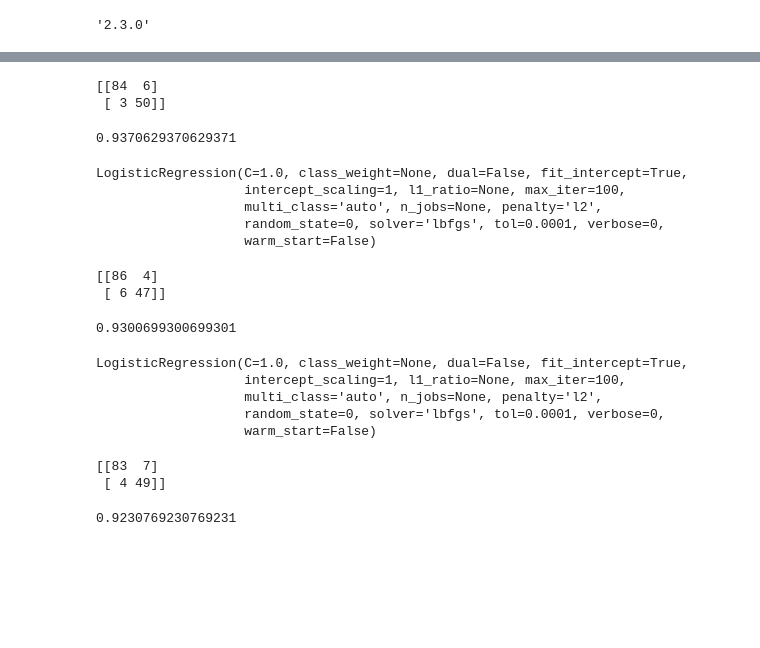
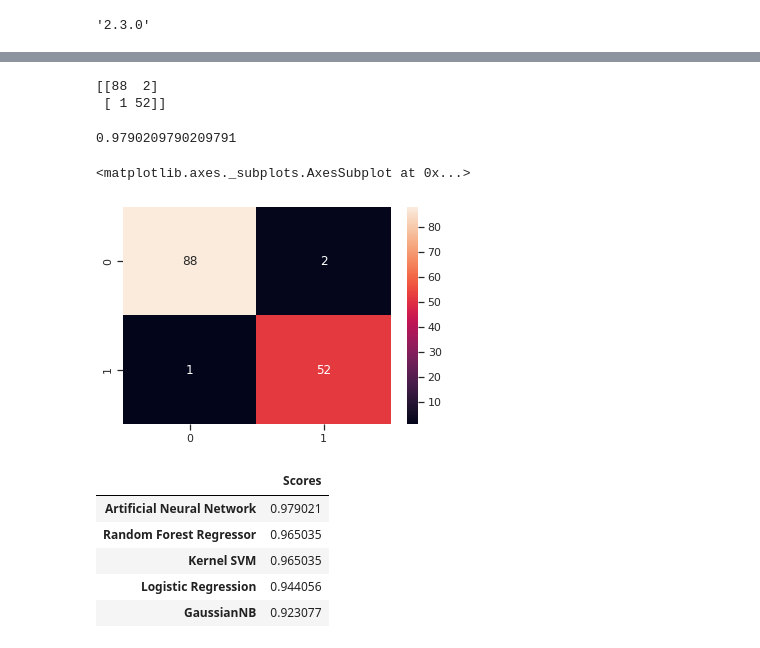
Before and after one commit to krishnaaxo/breast-cancer-classification, a Jupyter notebook: Breast_cancer_classification.ipynb, the cells around one changed output, grey strips where cells are left out. Drawn from its saved outputs; the diff is of its cells as text; code cells hidden in the pictures; blank space fills up the shorter version.

```diff
--- a/Breast_cancer_classification.ipynb
+++ b/Breast_cancer_classification.ipynb
@@ -442,5 +443,0 @@ plt.show()
-# %%
-from sklearn.decomposition import PCA
-pca = PCA(n_components = 2)
-X_train = pca.fit_transform(X_train)
-X_test = pca.transform(X_test)
@@ -450,0 +444,3 @@ classifier.fit(X_train, y_train)
+# %%
+y_pred = ann.predict_classes(X_test)
+y_pred
@@ -451,11 +465,10 @@ classifier.fit(X_train, y_train)
 # %%
 from sklearn.metrics import confusion_matrix, accuracy_score
-y_pred = classifier.predict(X_test)
 cm = confusion_matrix(y_test, y_pred)
 print(cm)
-acc5=accuracy_score(y_test, y_pred)
-acc5
+acc9=accuracy_score(y_test, y_pred)
+acc9
 # %% [output]
-[[84  6]
- [ 3 50]]
+[[88  2]
+ [ 1 52]]
-0.9370629370629371
+0.9790209790209791
@@ -467,21 +474,0 @@ X_test = lda.transform(X_test)
-# %%
-from sklearn.linear_model import LogisticRegression
-classifier = LogisticRegression(random_state = 0)
-classifier.fit(X_train, y_train)
-# %% [output]
-LogisticRegression(C=1.0, class_weight=None, dual=False, fit_intercept=True,
-                   intercept_scaling=1, l1_ratio=None, max_iter=100,
-                   multi_class='auto', n_jobs=None, penalty='l2',
-                   random_state=0, solver='lbfgs', tol=0.0001, verbose=0,
-                   warm_start=False)
-# %%
-from sklearn.metrics import confusion_matrix, accuracy_score
-y_pred = classifier.predict(X_test)
-cm = confusion_matrix(y_test, y_pred)
-print(cm)
-acc6=accuracy_score(y_test, y_pred)
-acc6
-# %% [output]
-[[86  4]
- [ 6 47]]
-0.9300699300699301
@@ -493,21 +475,16 @@ X_test = kpca.transform(X_test)
-# %%
-from sklearn.linear_model import LogisticRegression
-classifier = LogisticRegression(random_state = 0)
-classifier.fit(X_train, y_train)
-# %% [output]
-LogisticRegression(C=1.0, class_weight=None, dual=False, fit_intercept=True,
-                   intercept_scaling=1, l1_ratio=None, max_iter=100,
-                   multi_class='auto', n_jobs=None, penalty='l2',
-                   random_state=0, solver='lbfgs', tol=0.0001, verbose=0,
-                   warm_start=False)
-# %%
-from sklearn.metrics import confusion_matrix, accuracy_score
-y_pred = classifier.predict(X_test)
-cm = confusion_matrix(y_test, y_pred)
-print(cm)
-acc7=accuracy_score(y_test, y_pred)
-acc7
-# %% [output]
-[[83  7]
- [ 4 49]]
-0.9230769230769231
+# %%
+sns.heatmap(cm,annot=True)
+# %% [output]
+<matplotlib.axes._subplots.AxesSubplot at 0x...>
+[figure, added]
+# %%
+data = [acc1, acc2,acc3, acc4, acc9]#values
+index = ['Logistic Regression','Random Forest Regressor', 'Kernel SVM', 'GaussianNB', 'Artificial Neural Network']#names
+pd.DataFrame(data, index=index, columns=['Scores']).sort_values(ascending = False, by=['Scores'])
+# %% [output]
+|  | Scores |
+| Artificial Neural Network | 0.979021 |
+| Random Forest Regressor | 0.965035 |
+| Kernel SVM | 0.965035 |
+| Logistic Regression | 0.944056 |
+| GaussianNB | 0.923077 |
```
Also changed, not shown: parts of 19 cells of this notebook.
